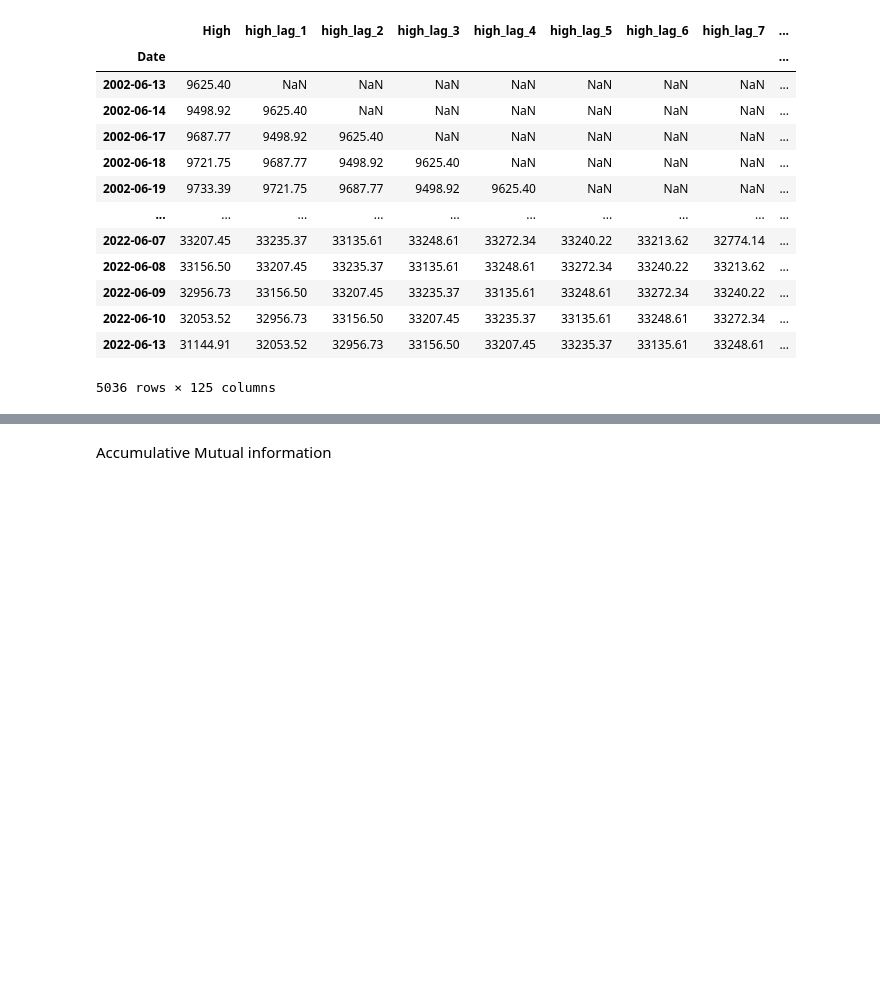
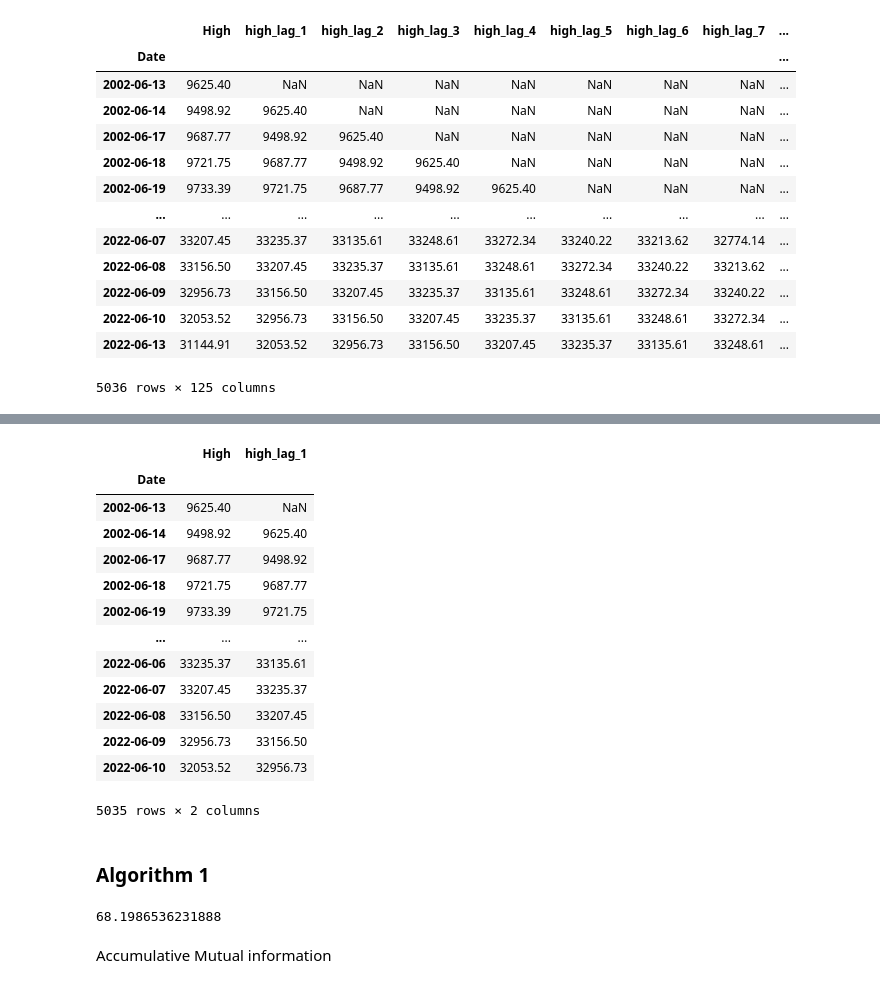
Before and after one commit to GirlOfKook1997/Optimal-Lag-Selection-by-Mutual-Information, a Jupyter notebook: Mutual Information_KNN_Forward Search.ipynb, the cells around one changed output, grey strips where cells are left out. Cells and saved outputs as stored; diff of their text form; code cells hidden in the pictures; blank space fills up the shorter version.

```diff
--- a/Mutual Information_KNN_Forward Search.ipynb
+++ b/Mutual Information_KNN_Forward Search.ipynb
@@ -141,0 +287,17 @@ array([3.45191133])
+# %%
+pd.concat([F_sort.iloc[:-1,0],F_sort.iloc[:-1,3]],axis=1)
+# %% [output]
+|  | High | high_lag_1 |
+| Date |  |  |
+| 2002-06-13 | 9625.40 | NaN |
+| 2002-06-14 | 9498.92 | 9625.40 |
+| 2002-06-17 | 9687.77 | 9498.92 |
+| 2002-06-18 | 9721.75 | 9687.77 |
+| 2002-06-19 | 9733.39 | 9721.75 |
+| ... | ... | ... |
+| 2022-06-06 | 33235.37 | 33135.61 |
+| 2022-06-07 | 33207.45 | 33235.37 |
+| 2022-06-08 | 33156.50 | 33207.45 |
+| 2022-06-09 | 32956.73 | 33156.50 |
+| 2022-06-10 | 32053.52 | 32956.73 |
+5035 rows × 2 columns
@@ -141,0 +325,2 @@ array([3.45191133])
+# %% [markdown]
+### Algorithm 1
@@ -141,0 +349,31 @@ array([3.45191133])
+# %%
+n_neighbors = 3
+feature_numbers = x.shape[1]
+xy = np.hstack((x, y))
+
+# Here we rely on NearestNeighbors to select the fastest algorithm.
+nn = NearestNeighbors(metric="chebyshev", n_neighbors=n_neighbors)
+
+nn.fit(xy)
+radius = nn.kneighbors()[0]
+radius = np.nextafter(radius[:, -1], 0)
+
+    # KDTree is explicitly fit to allow for the querying of number of
+    # neighbors within a specified radius
+kd = KDTree(x, metric="chebyshev")
+nx = kd.query_radius(x, radius, count_only=True, return_distance=False)
+nx = np.array(nx) - 1.0
+
+kd = KDTree(y, metric="chebyshev")
+ny = kd.query_radius(y, radius, count_only=True, return_distance=False)
+ny = np.array(ny) - 1.0
+
+mi = (
+    digamma(n_neighbors)-(feature_numbers-1.0)*((1.0/n_neighbors)- digamma(len(ny)))- np.mean(digamma(np.sum(nx)) + digamma(ny))
+    )
+# 10.870841711022253 3 cols
+# 19.061324335175108 4 cols
+
+mi
+# %% [output]
+68.1986536231888
```
Also changed, not shown: parts of 28 cells of this notebook.
